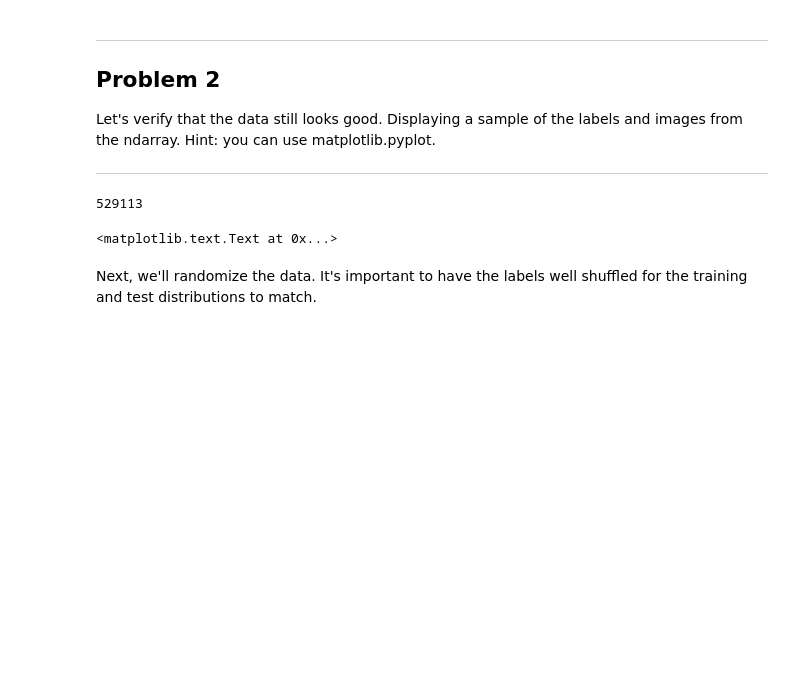
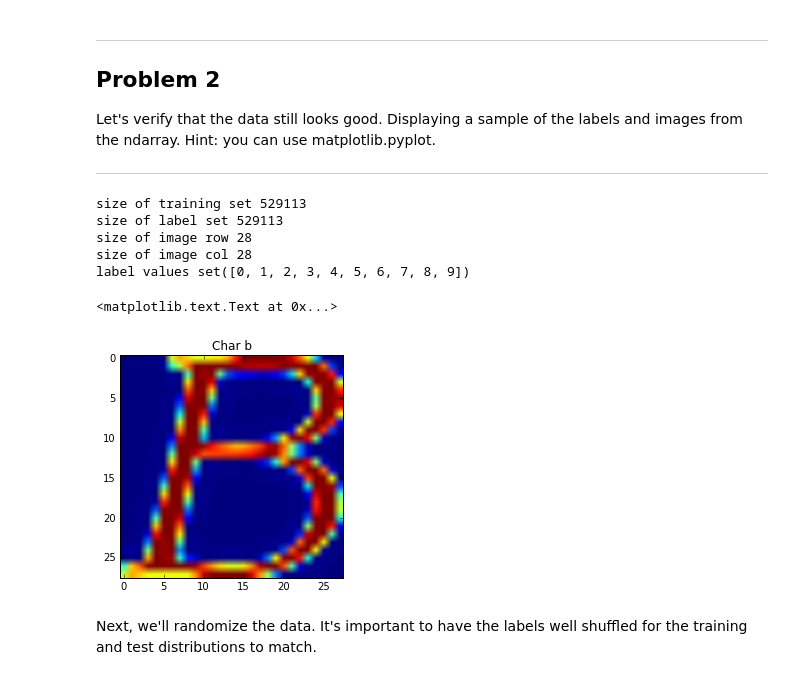
Before and after one commit to santiaago/udacity.ud730.deeplearning, a Jupyter notebook: assignments/1_notmnist.ipynb, the cells around one changed output. Drawn from its saved outputs; the diff is of its cells as text; code cells hidden in the pictures; blank space fills up the shorter version.

```diff
--- a/assignments/1_notmnist.ipynb
+++ b/assignments/1_notmnist.ipynb
@@ -162,15 +162,29 @@ Problem 2
 Let's verify that the data still looks good. Displaying a sample of the labels and images from the ndarray. Hint: you can use matplotlib.pyplot.
 
 ---
-# %%
-len(train_dataset)
-# %% [output]
-529113
-# %%
-plt.imshow(train_dataset[0])
-plt.title("Char " + str(train_labels[0]))
-# %% [output]
-<matplotlib.text.Text at 0x...>
+# %%
+print 'size of training set ' + str(len(train_dataset))
+print 'size of label set ' + str(len(train_labels))
+print 'size of image row ' + str(len(train_dataset[0]))
+print 'size of image col ' + str(len(train_dataset[0][0]))
+print 'label values ' + str(set(train_labels))
+# %% [output]
+size of training set 529113
+size of label set 529113
+size of image row 28
+size of image col 28
+label values set([0, 1, 2, 3, 4, 5, 6, 7, 8, 9])
+# %%
+def letter(i):
+    return 'abcdefghij'[i]
+# %%
+# you need a matplotlib inline to be able to show images in python notebook
+%matplotlib inline
+plt.imshow(train_dataset[10])
+plt.title("Char " + letter(train_labels[10]))
+# %% [output]
+<matplotlib.text.Text at 0x...>
+[figure, added]
 # %% [markdown]
 Next, we'll randomize the data. It's important to have the labels well shuffled for the training and test distributions to match.
 # %%
```
Also changed, not shown: parts of 2 cells of this notebook.
